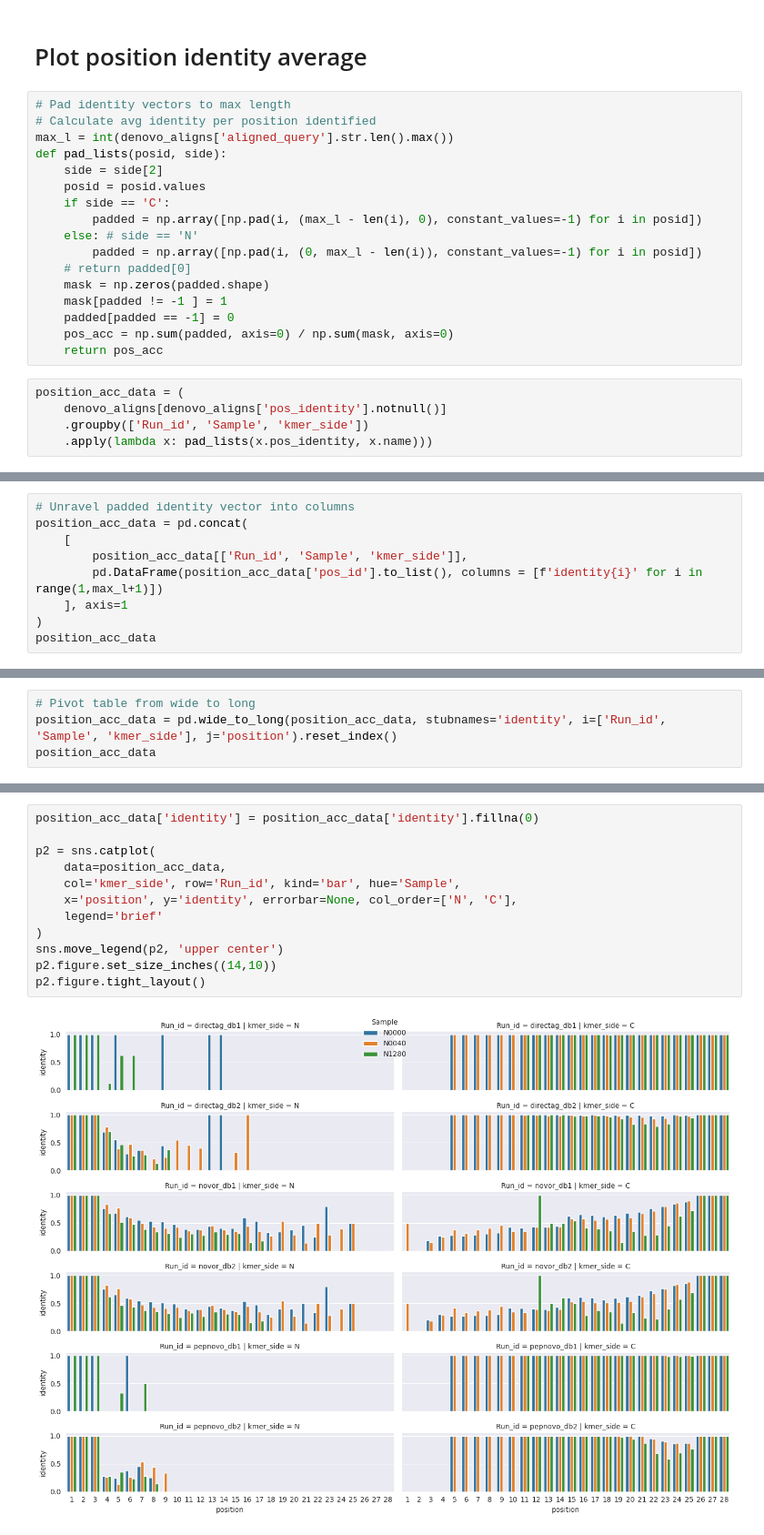
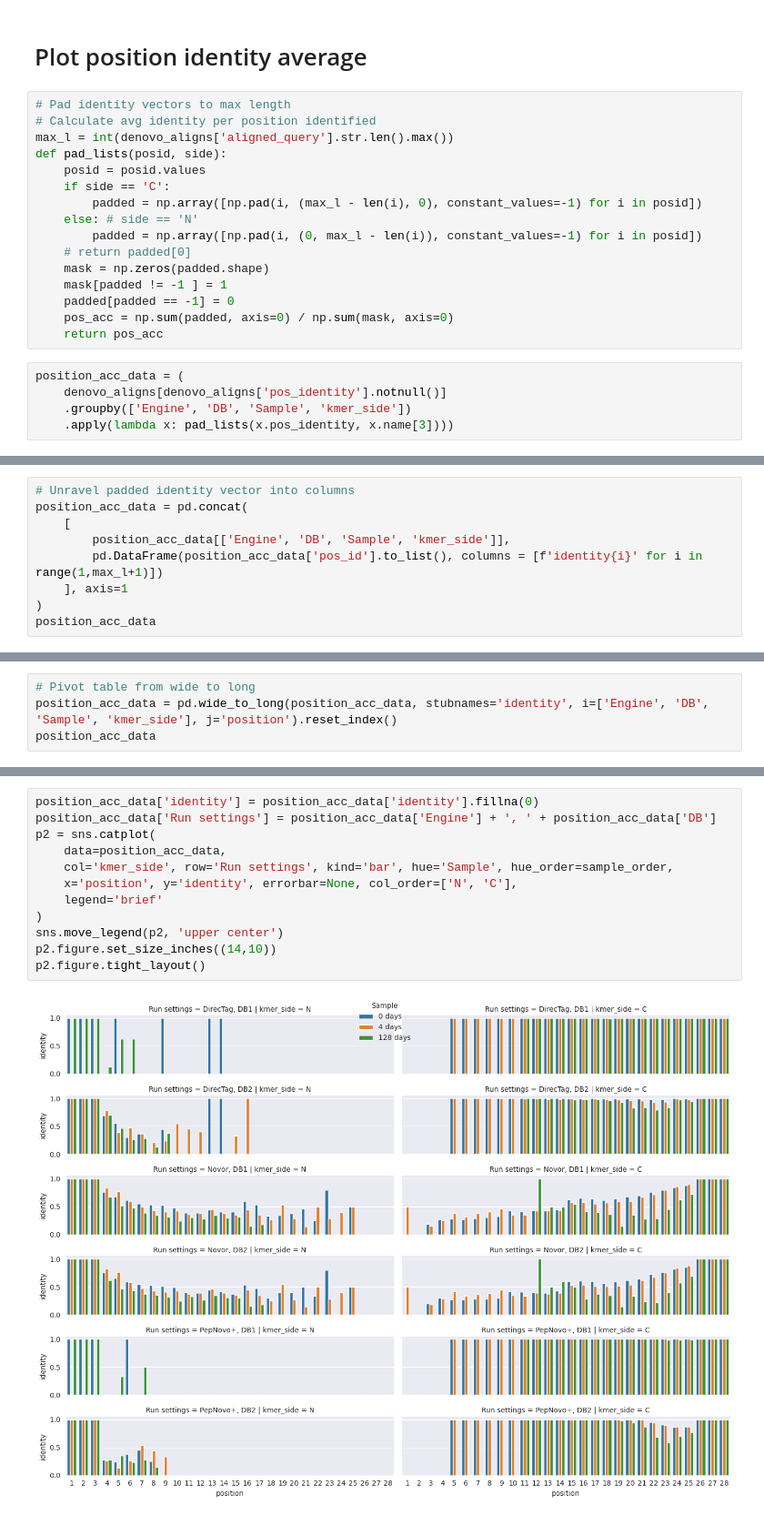
Before and after one commit to ismaRP/PPbenchmark, a Jupyter notebook: map_denovo.ipynb, the cells around one changed output, grey strips where cells are left out. Shown at 91% size. Cells and saved outputs as stored; diff of their text form.

```diff
--- a/map_denovo.ipynb
+++ b/map_denovo.ipynb
@@ -654,7 +649,6 @@ p1.savefig(os.path.join(project, 'analysis_results', 'denovo_overall_acc.png'),
 # Calculate avg identity per position identified
 max_l = int(denovo_aligns['aligned_query'].str.len().max())
 def pad_lists(posid, side):
-    side = side[2]
     posid = posid.values
     if side == 'C':
         padded = np.array([np.pad(i, (max_l - len(i), 0), constant_values=-1) for i in posid])
@@ -669,8 +663,8 @@ def pad_lists(posid, side):
 # %%
 position_acc_data = (
     denovo_aligns[denovo_aligns['pos_identity'].notnull()]
-    .groupby(['Run_id', 'Sample', 'kmer_side'])
-    .apply(lambda x: pad_lists(x.pos_identity, x.name)))
+    .groupby(['Engine', 'DB', 'Sample', 'kmer_side'])
+    .apply(lambda x: pad_lists(x.pos_identity, x.name[3])))
 # %%
 position_acc_data = position_acc_data.reset_index().rename(columns={0: 'pos_id'})
 position_acc_data
@@ -696,7 +690,7 @@ position_acc_data
 # Unravel padded identity vector into columns
 position_acc_data = pd.concat(
     [
-        position_acc_data[['Run_id', 'Sample', 'kmer_side']],
+        position_acc_data[['Engine', 'DB', 'Sample', 'kmer_side']],
         pd.DataFrame(position_acc_data['pos_id'].to_list(), columns = [f'identity{i}' for i in range(1,max_l+1)])
     ], axis=1
 )
@@ -723,5 +717,5 @@ position_acc_data
 # %%
 # Pivot table from wide to long
-position_acc_data = pd.wide_to_long(position_acc_data, stubnames='identity', i=['Run_id', 'Sample', 'kmer_side'], j='position').reset_index()
+position_acc_data = pd.wide_to_long(position_acc_data, stubnames='identity', i=['Engine', 'DB', 'Sample', 'kmer_side'], j='position').reset_index()
 position_acc_data
 # %% [output]
@@ -741,14 +735,14 @@ position_acc_data
 # %%
 position_acc_data['identity'] = position_acc_data['identity'].fillna(0)
-
+position_acc_data['Run settings'] = position_acc_data['Engine'] + ', ' + position_acc_data['DB']
 p2 = sns.catplot(
     data=position_acc_data,
-    col='kmer_side', row='Run_id', kind='bar', hue='Sample',
+    col='kmer_side', row='Run settings', kind='bar', hue='Sample', hue_order=sample_order,
     x='position', y='identity', errorbar=None, col_order=['N', 'C'],
     legend='brief'
 )
 sns.move_legend(p2, 'upper center')
 p2.figure.set_size_inches((14,10))
 p2.figure.tight_layout()
 # %% [output]
-[figure, old version]
+[figure, new version]
```
Also changed, not shown: parts of 13 cells of this notebook, 2 other files.
